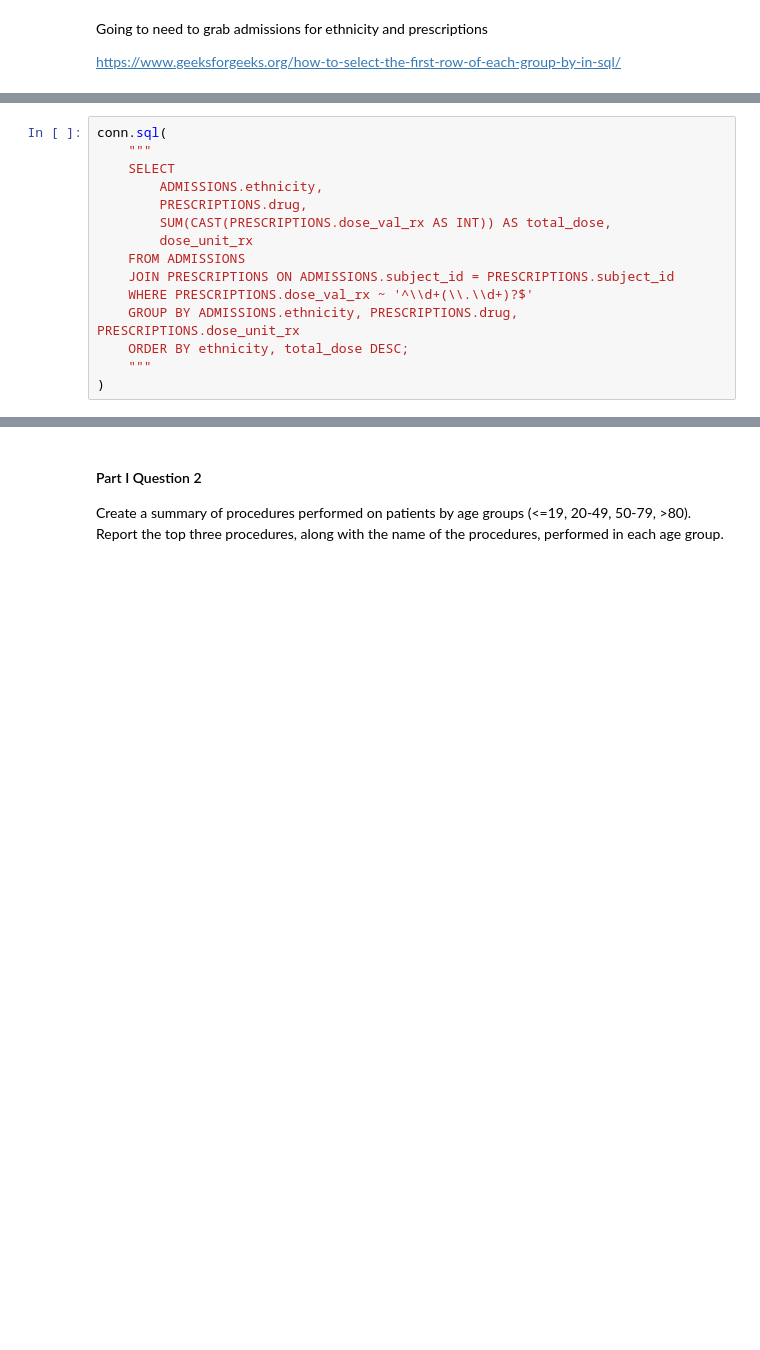
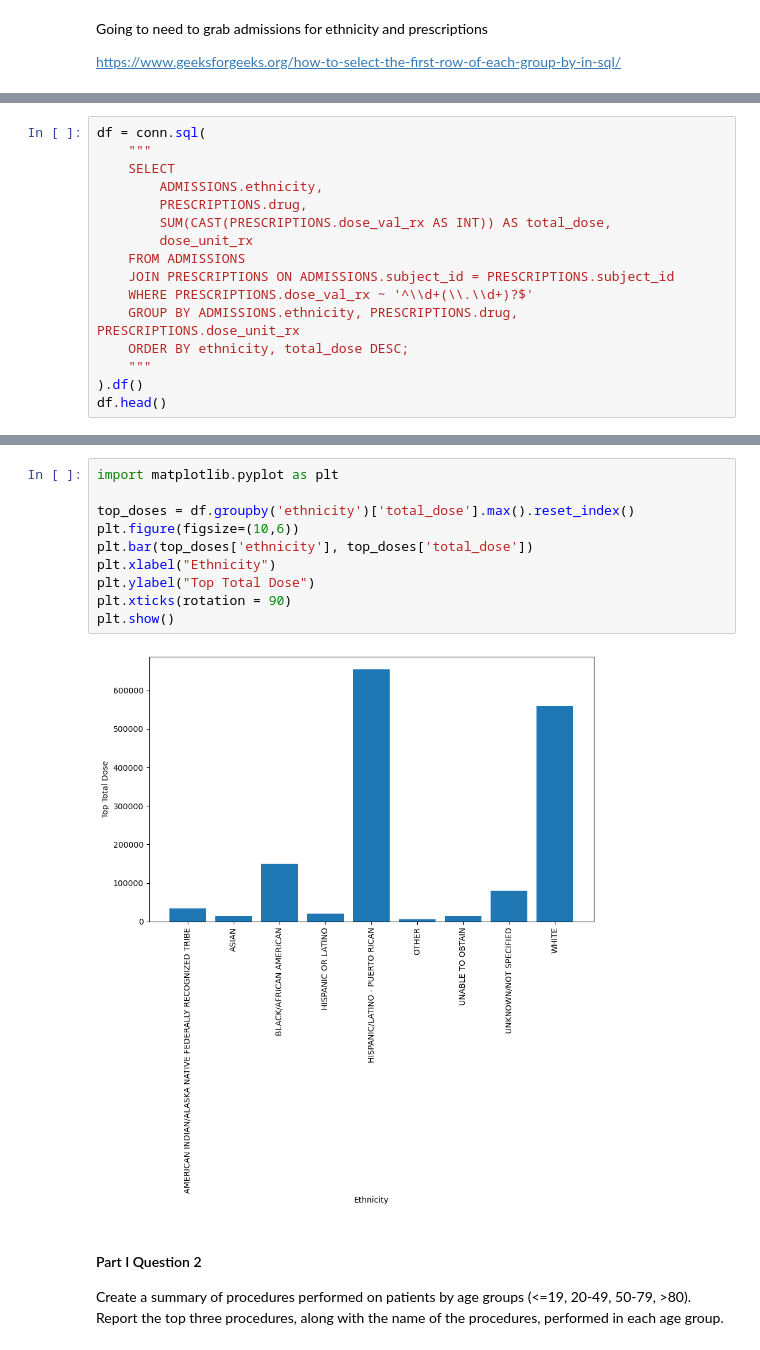
Before and after one commit to jwu5711/Jonathan_Wu_DE300, a Jupyter notebook: homework_2/DE300_Homework2.ipynb, the cells around one changed output, grey strips where cells are left out. Drawn from its saved outputs; the diff is of its cells as text; blank space fills up the shorter version.

```diff
--- a/homework_2/DE300_Homework2.ipynb
+++ b/homework_2/DE300_Homework2.ipynb
@@ -166,7 +145,7 @@ conn.sql(
 │ WHITE                                                    │ Potassium Chloride                   │ 40          │ mEq          │                277 │
 └──────────────────────────────────────────────────────────┴──────────────────────────────────────┴─────────────┴──────────────┴────────────────────┘
 # %%
-conn.sql(
+df = conn.sql(
     """
     SELECT
         ADMISSIONS.ethnicity,
@@ -179,5 +158,6 @@ conn.sql(
     GROUP BY ADMISSIONS.ethnicity, PRESCRIPTIONS.drug, PRESCRIPTIONS.dose_unit_rx
     ORDER BY ethnicity, total_dose DESC;
     """
-)
+).df()
+df.head()
 # %% [output]
@@ -201,3 +170,15 @@ conn.sql(
+# %%
+import matplotlib.pyplot as plt
+
+top_doses = df.groupby('ethnicity')['total_dose'].max().reset_index()
+plt.figure(figsize=(10,6))
+plt.bar(top_doses['ethnicity'], top_doses['total_dose'])
+plt.xlabel("Ethnicity")
+plt.ylabel("Top Total Dose")
+plt.xticks(rotation = 90)
+plt.show()
+# %% [output]
+[figure, added]
 # %% [markdown]
 #### Part I Question 2
 Create a summary of procedures performed on patients by age groups (<=19, 20-49, 50-79, >80). Report the top three procedures, along with the name of the procedures, performed in each age group.
```
Also changed, not shown: parts of 31 cells of this notebook, 4 other files.
